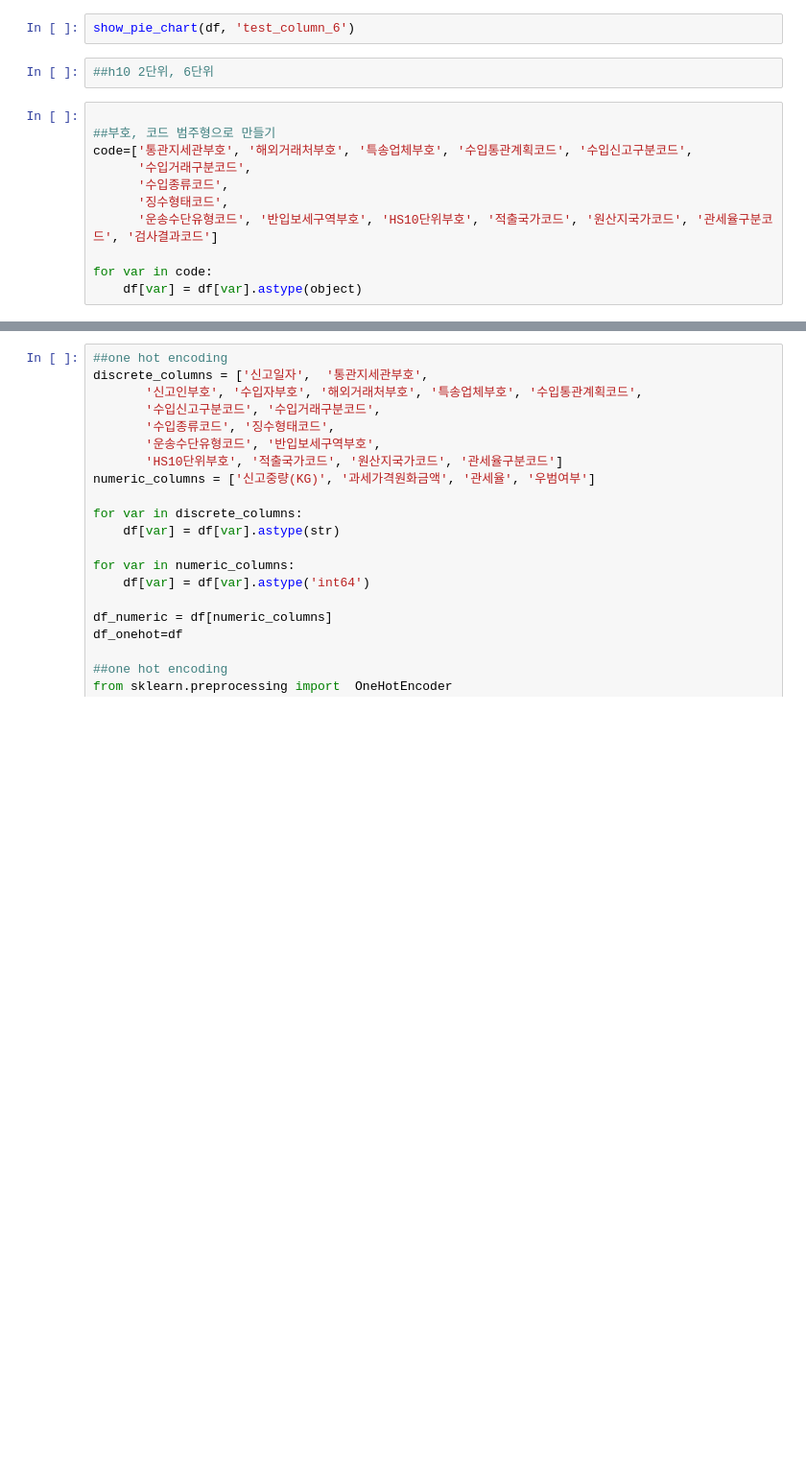
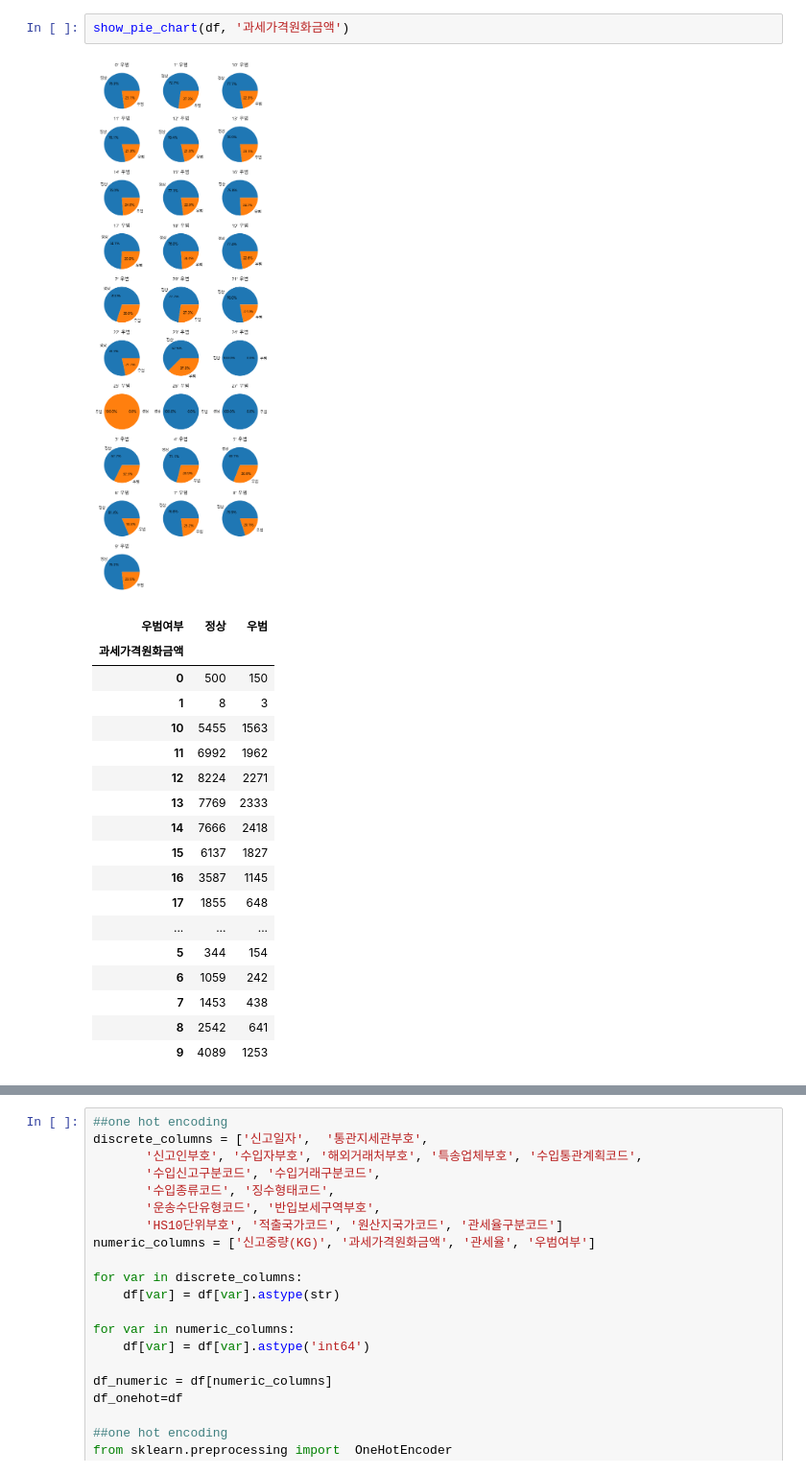
Before and after one commit to daebakk/Data-Science-Project, a Jupyter notebook: hyemi.ipynb, the cells around one changed output, grey strips where cells are left out. Shown at 96% size. Saved outputs shown, nothing was run; the diff lists cells and outputs as text; blank space fills up the shorter version.

```diff
--- a/hyemi.ipynb
+++ b/hyemi.ipynb
@@ -97,15 +112,22 @@ show_pie_chart(df, 'test_column_2')
 # %%
-show_pie_chart(df, 'test_column_6')
+show_pie_chart(df, '과세가격원화금액')
+# %% [output]
+[figure, added]
+| 우범여부 | 정상 | 우범 |
+| 과세가격원화금액 |  |  |
+| 0 | 500 | 150 |
+| 1 | 8 | 3 |
+| 10 | 5455 | 1563 |
+| 11 | 6992 | 1962 |
+| 12 | 8224 | 2271 |
+| 13 | 7769 | 2333 |
+| 14 | 7666 | 2418 |
+| 15 | 6137 | 1827 |
+| 16 | 3587 | 1145 |
+| 17 | 1855 | 648 |
+| ... | ... | ... |
+| 5 | 344 | 154 |
+| 6 | 1059 | 242 |
+| 7 | 1453 | 438 |
+| 8 | 2542 | 641 |
+| 9 | 4089 | 1253 |
-# %%
-##h10 2단위, 6단위
-# %%
-
-##부호, 코드 범주형으로 만들기
-code=['통관지세관부호', '해외거래처부호', '특송업체부호', '수입통관계획코드', '수입신고구분코드',
-      '수입거래구분코드',
-      '수입종류코드',
-      '징수형태코드',
-      '운송수단유형코드', '반입보세구역부호', 'HS10단위부호', '적출국가코드', '원산지국가코드', '관세율구분코드', '검사결과코드']
-
-for var in code:
-    df[var] = df[var].astype(object)
```
Also changed, not shown: parts of 7 cells of this notebook.
